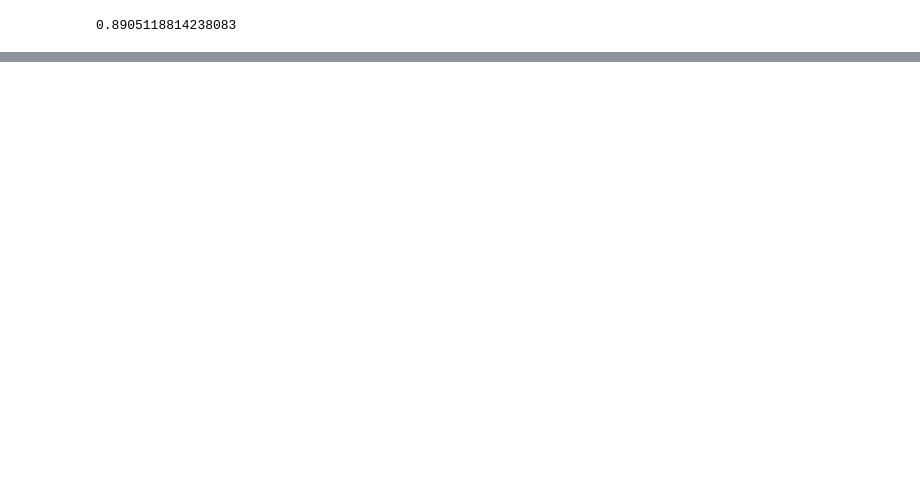
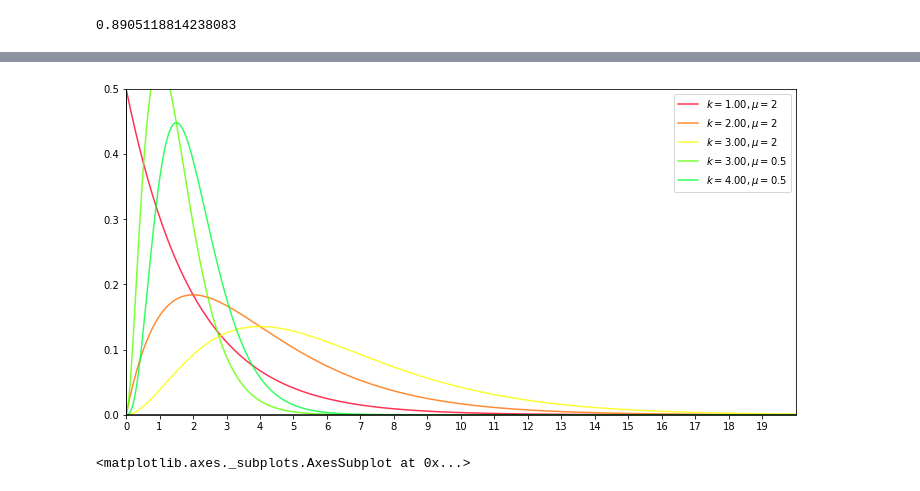
Before and after one commit to git-lu/models-and-simulations, a Jupyter notebook: exguide5.ipynb, the cells around one changed output, grey strips where cells are left out. Drawn from its saved outputs; the diff is of its cells as text; code cells hidden in the pictures; blank space fills up the shorter version.

Commit message:
Erlang ready// fixed a method name

```diff
--- a/exguide5.ipynb
+++ b/exguide5.ipynb
@@ -466,0 +484,9 @@ $$
+# %%
+x_lim = (0,20)
+y_lim = (0,0.5)
+erlangs = [Erlang(i,2,x_lim).pdf[1] for i in range(1,4)] + [Erlang(i,1/2,x_lim).pdf[1] for i in range(3,5)]
+labels = [r'$k = {:.2f}, \mu=2$'.format(i) for i in range(1,4)] + [r'$k = {:.2f}, \mu=0.5$'.format(i) for i in range(3,5)]
+plot(erlangs,x_lim,y_lim,labels,dist=False,ls='-',npoints=300)
+# %% [output]
+[figure, added]
+<matplotlib.axes._subplots.AxesSubplot at 0x...>
```
Also changed, not shown: parts of 12 cells of this notebook, 2 other files.
